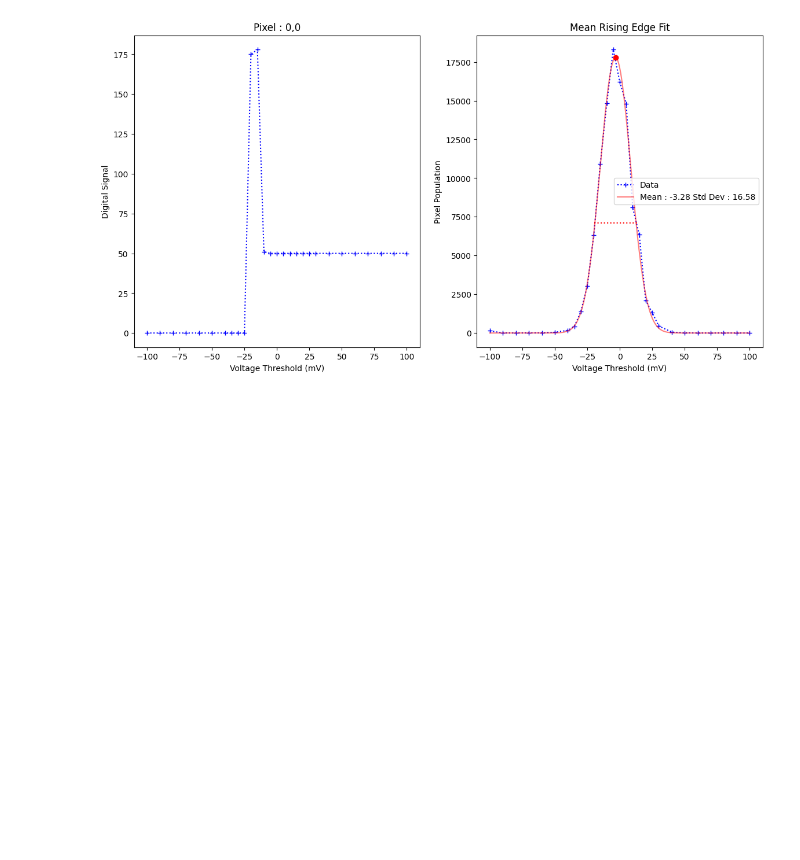
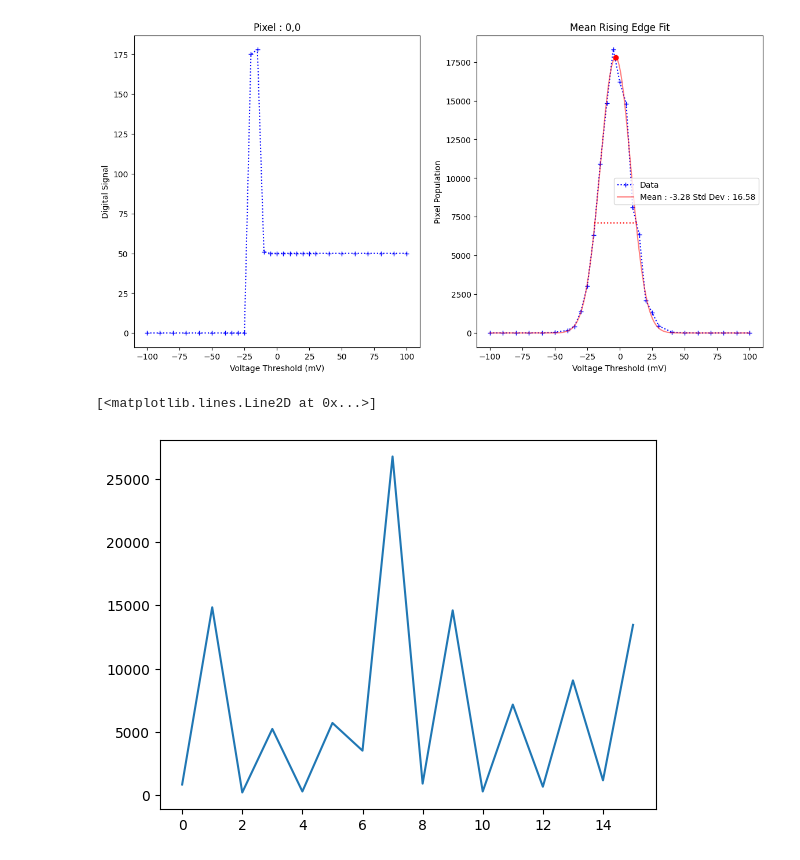
Before and after one commit to jrjfeath/PyMMS, a Jupyter notebook: Analysis.ipynb, the cells around one changed output. Saved outputs shown, nothing was run; the diff lists cells and outputs as text; code cells hidden in the pictures; blank space fills up the shorter version.

```diff
--- a/Analysis.ipynb
+++ b/Analysis.ipynb
@@ -116,3 +120,12 @@ for a in range(324):
                 lowest = difference
                 trim_values[a][b] = trim
 np.savetxt(f"{directory}/trim.csv", trim_values, delimiter=",", fmt='%d')
+# %%
+# Plot how often a trim value has been used in a calibration
+file_arr = np.loadtxt('Q:/Cameras/PImMS/Trim_Files/11.csv',delimiter=',')
+value, counts = np.unique(file_arr, return_counts=True)
+plt.plot(value, counts)
+# 0, 2, 8, 10
+# %% [output]
+[<matplotlib.lines.Line2D at 0x...>]
+[figure, added]
```
Also changed, not shown: parts of 2 cells of this notebook, 10 other files.
